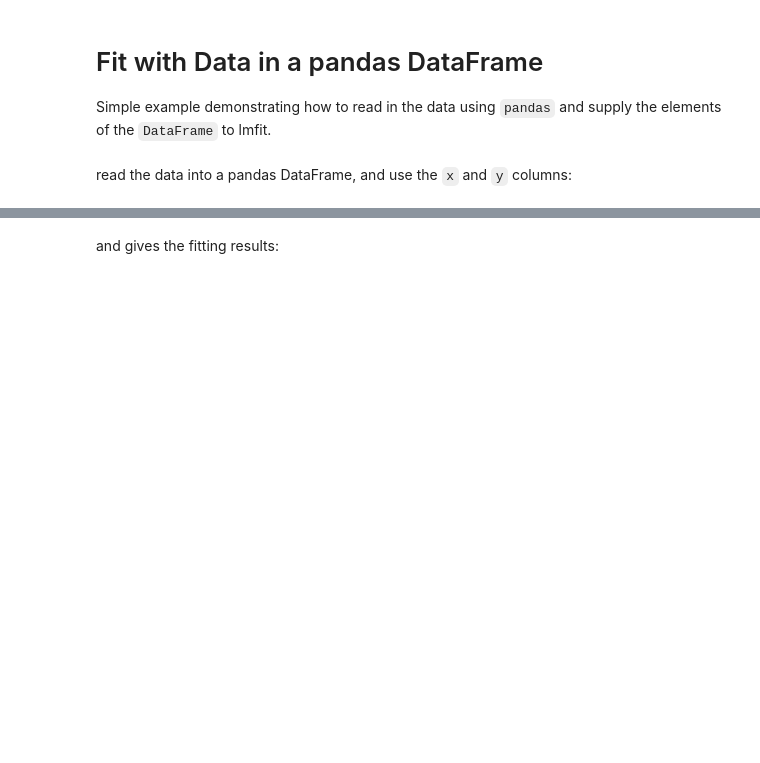
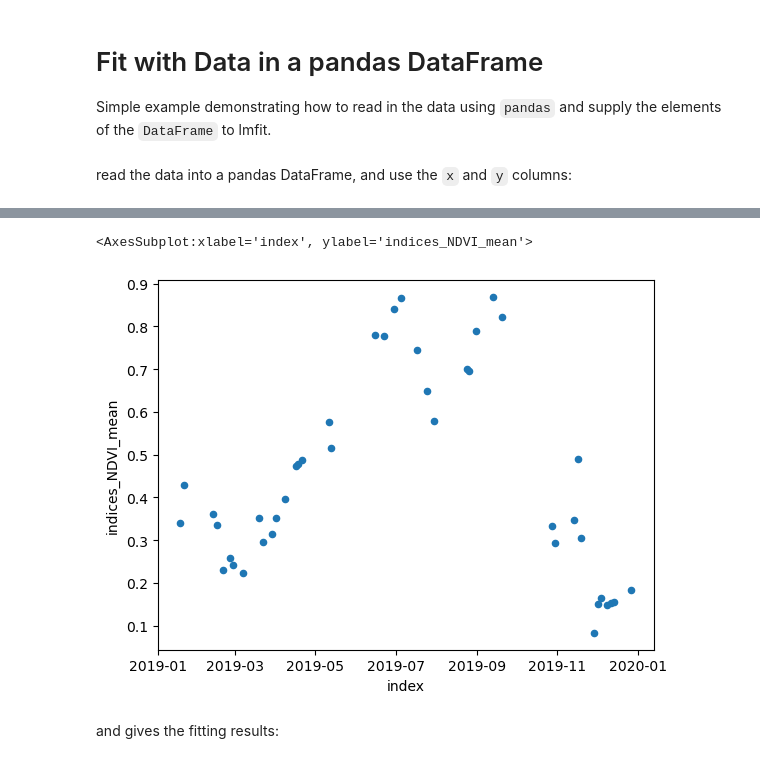
Before and after one commit to TH3RMOMETER/Crop_yield_prediction, a Jupyter notebook: interpolate.ipynb, the cells around one changed output, grey strips where cells are left out. Cells and saved outputs as stored; diff of their text form; code cells hidden in the pictures; blank space fills up the shorter version.

```diff
--- a/interpolate.ipynb
+++ b/interpolate.ipynb
@@ -39,3 +61,8 @@ Name: interval_from, dtype: datetime64[ns]>
+# %%
+test.reset_index().plot.scatter(y='indices_NDVI_mean', x='index')
+# %% [output]
+<AxesSubplot:xlabel='index', ylabel='indices_NDVI_mean'>
+[figure, added]
 # %%
 
 model = LorentzianModel()
```
Also changed, not shown: parts of 8 cells of this notebook, 1 other file.
